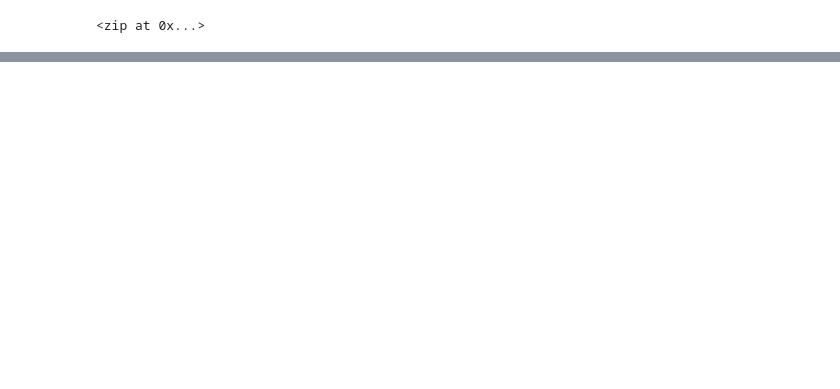
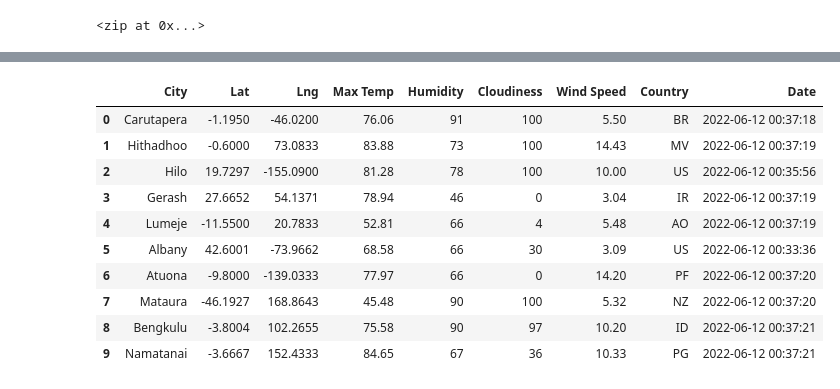
Before and after one commit to kareng013/World_Weather_Analysis, a Jupyter notebook: WeatherPy.ipynb, the cells around one changed output, grey strips where cells are left out. Drawn from its saved outputs; the diff is of its cells as text; code cells hidden in the pictures; blank space fills up the shorter version.

```diff
--- a/WeatherPy.ipynb
+++ b/WeatherPy.ipynb
@@ -40,0 +51,6 @@ from citipy import citipy
+# %%
+#Starting URL for Weather Map API Call
+
+url = "http://api.openweathermap.org/data/2.5/weather?units=Imperial&APPID=" + weather_api_key
+
+print(url)
@@ -54,0 +153,16 @@ len(cities)
+# %%
+# Convert the array of dictionaries to a Pandas DataFrame.
+city_data_df = pd.DataFrame(city_data)
+city_data_df.head(10)
+# %% [output]
+|  | City | Lat | Lng | Max Temp | Humidity | Cloudiness | Wind Speed | Country | Date |
+| 0 | Carutapera | -1.1950 | -46.0200 | 76.06 | 91 | 100 | 5.50 | BR | 2022-06-12 00:37:18 |
+| 1 | Hithadhoo | -0.6000 | 73.0833 | 83.88 | 73 | 100 | 14.43 | MV | 2022-06-12 00:37:19 |
+| 2 | Hilo | 19.7297 | -155.0900 | 81.28 | 78 | 100 | 10.00 | US | 2022-06-12 00:35:56 |
+| 3 | Gerash | 27.6652 | 54.1371 | 78.94 | 46 | 0 | 3.04 | IR | 2022-06-12 00:37:19 |
+| 4 | Lumeje | -11.5500 | 20.7833 | 52.81 | 66 | 4 | 5.48 | AO | 2022-06-12 00:37:19 |
+| 5 | Albany | 42.6001 | -73.9662 | 68.58 | 66 | 30 | 3.09 | US | 2022-06-12 00:33:36 |
+| 6 | Atuona | -9.8000 | -139.0333 | 77.97 | 66 | 0 | 14.20 | PF | 2022-06-12 00:37:20 |
+| 7 | Mataura | -46.1927 | 168.8643 | 45.48 | 90 | 100 | 5.32 | NZ | 2022-06-12 00:37:20 |
+| 8 | Bengkulu | -3.8004 | 102.2655 | 75.58 | 90 | 97 | 10.20 | ID | 2022-06-12 00:37:21 |
+| 9 | Namatanai | -3.6667 | 152.4333 | 84.65 | 67 | 36 | 10.33 | PG | 2022-06-12 00:37:21 |
```
Also changed, not shown: parts of 9 cells of this notebook, 3 other files.
